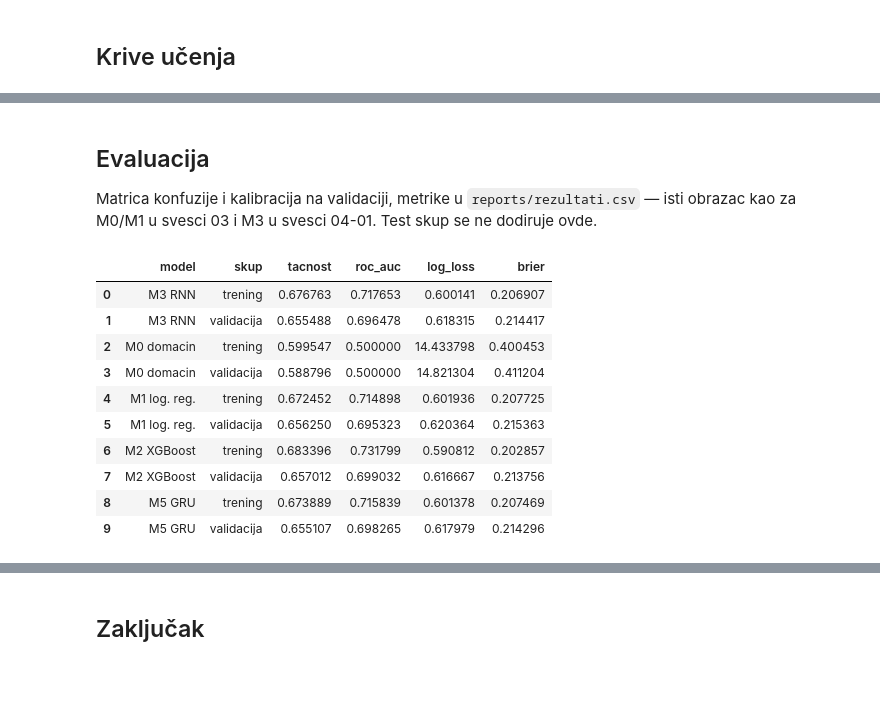
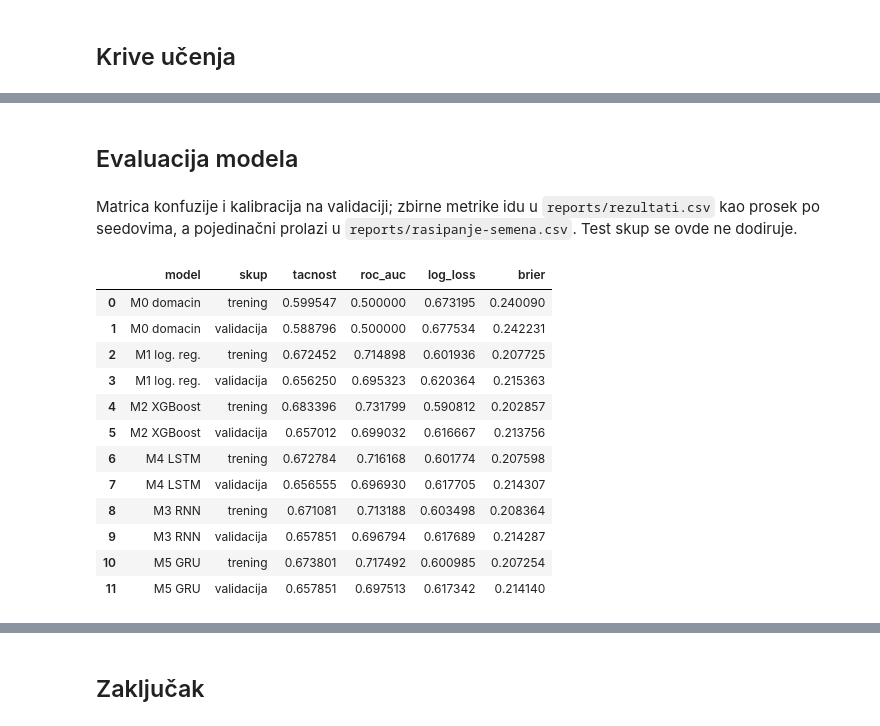
Before and after one commit to janaaas/ML_projekat, a Jupyter notebook: notebooks/04-03-gru.ipynb, the cells around one changed output, grey strips where cells are left out. Cells and saved outputs as stored; diff of their text form; code cells hidden in the pictures; blank space fills up the shorter version.

```diff
--- a/notebooks/04-03-gru.ipynb
+++ b/notebooks/04-03-gru.ipynb
@@ -53,6 +58,4 @@ home_train.shape, context_train.shape
 # %%
-BATCH_SIZE = 64
-
 dataset_train = sequences.MatchSequenceDataset(home_train, away_train, context_train, y_train)
 dataset_val = sequences.MatchSequenceDataset(home_val, away_val, context_val, y_val)
 
@@ -110,26 +216,39 @@ plotting.plot_learning_curves(history, "M5 GRU")
+# %% [markdown]
+## Evaluacija modela
 # %% [markdown]
-## Evaluacija
-
-Matrica konfuzije i kalibracija na validaciji, metrike u `reports/rezultati.csv` — isti obrazac kao za M0/M1 u svesci 03 i M3 u svesci 04-01. Test skup se ne dodiruje ovde.
+Matrica konfuzije i kalibracija na validaciji; zbirne metrike idu u `reports/rezultati.csv` kao prosek po seedovima, a pojedinačni prolazi u `reports/rasipanje-semena.csv`. Test skup se ovde ne dodiruje.
-# %%
-for skup, loader in [("trening", loader_train), ("validacija", loader_val)]:
-    y_proba, y_true = train.predict_proba(model_gru, loader)
-    metrike = evaluate.compute_metrics(y_true, y_proba)
-    evaluate.append_results("M5 GRU", skup, metrike)
-
-pd.read_csv(RESULTS_FILE)
-# %% [output]
-|  | model | skup | tacnost | roc_auc | log_loss | brier |
-| 0 | M3 RNN | trening | 0.676763 | 0.717653 | 0.600141 | 0.206907 |
-| 1 | M3 RNN | validacija | 0.655488 | 0.696478 | 0.618315 | 0.214417 |
-| 2 | M0 domacin | trening | 0.599547 | 0.500000 | 14.433798 | 0.400453 |
-| 3 | M0 domacin | validacija | 0.588796 | 0.500000 | 14.821304 | 0.411204 |
-| 4 | M1 log. reg. | trening | 0.672452 | 0.714898 | 0.601936 | 0.207725 |
-| 5 | M1 log. reg. | validacija | 0.656250 | 0.695323 | 0.620364 | 0.215363 |
-| 6 | M2 XGBoost | trening | 0.683396 | 0.731799 | 0.590812 | 0.202857 |
-| 7 | M2 XGBoost | validacija | 0.657012 | 0.699032 | 0.616667 | 0.213756 |
-| 8 | M5 GRU | trening | 0.673889 | 0.715839 | 0.601378 | 0.207469 |
-| 9 | M5 GRU | validacija | 0.655107 | 0.698265 | 0.617979 | 0.214296 |
+# %%
+loader_train_eval = DataLoader(dataset_train, batch_size=BATCH_SIZE, shuffle=False)
+
+for skup, loader in [("trening", loader_train_eval), ("validacija", loader_val)]:
+    po_seedu = []
+
+    for prolaz in prolazi:
+        y_proba, y_true = train.predict_proba(prolaz["model"], loader)
+        metrike = evaluate.compute_metrics(y_true, y_proba)
+        evaluate.append_seed_results("M5 GRU", skup, prolaz["seed"], metrike)
+        po_seedu.append(metrike)
+
+    prosek = {kljuc: float(np.mean([m[kljuc] for m in po_seedu])) for kljuc in po_seedu[0]}
+    evaluate.append_results("M5 GRU", skup, prosek)
+
+# test redovi se ovde ne prikazuju: ova sveska ih ne racuna i ne sme da
+# ih otkrije, jer se test otvara tek u svesci 05
+pd.read_csv(RESULTS_FILE).query("skup != 'test'").reset_index(drop=True)
+# %% [output]
+|  | model | skup | tacnost | roc_auc | log_loss | brier |
+| 0 | M0 domacin | trening | 0.599547 | 0.500000 | 0.673195 | 0.240090 |
+| 1 | M0 domacin | validacija | 0.588796 | 0.500000 | 0.677534 | 0.242231 |
+| 2 | M1 log. reg. | trening | 0.672452 | 0.714898 | 0.601936 | 0.207725 |
+| 3 | M1 log. reg. | validacija | 0.656250 | 0.695323 | 0.620364 | 0.215363 |
+| 4 | M2 XGBoost | trening | 0.683396 | 0.731799 | 0.590812 | 0.202857 |
+| 5 | M2 XGBoost | validacija | 0.657012 | 0.699032 | 0.616667 | 0.213756 |
+| 6 | M4 LSTM | trening | 0.672784 | 0.716168 | 0.601774 | 0.207598 |
+| 7 | M4 LSTM | validacija | 0.656555 | 0.696930 | 0.617705 | 0.214307 |
+| 8 | M3 RNN | trening | 0.671081 | 0.713188 | 0.603498 | 0.208364 |
+| 9 | M3 RNN | validacija | 0.657851 | 0.696794 | 0.617689 | 0.214287 |
+| 10 | M5 GRU | trening | 0.673801 | 0.717492 | 0.600985 | 0.207254 |
+| 11 | M5 GRU | validacija | 0.657851 | 0.697513 | 0.617342 | 0.214140 |
 # %%
 y_proba_val, y_true_val = train.predict_proba(model_gru, loader_val)
 y_pred_val = (y_proba_val >= 0.5).astype(int)
```
Also changed, not shown: parts of 41 cells of this notebook, 7 other files.
